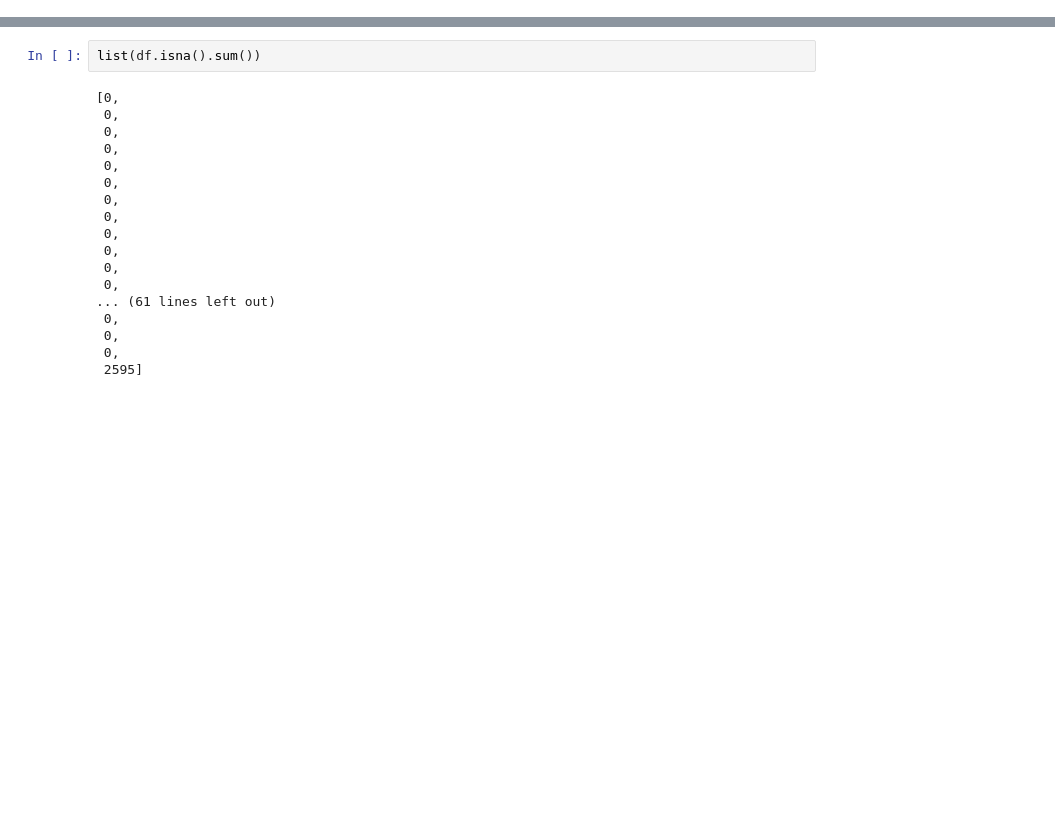
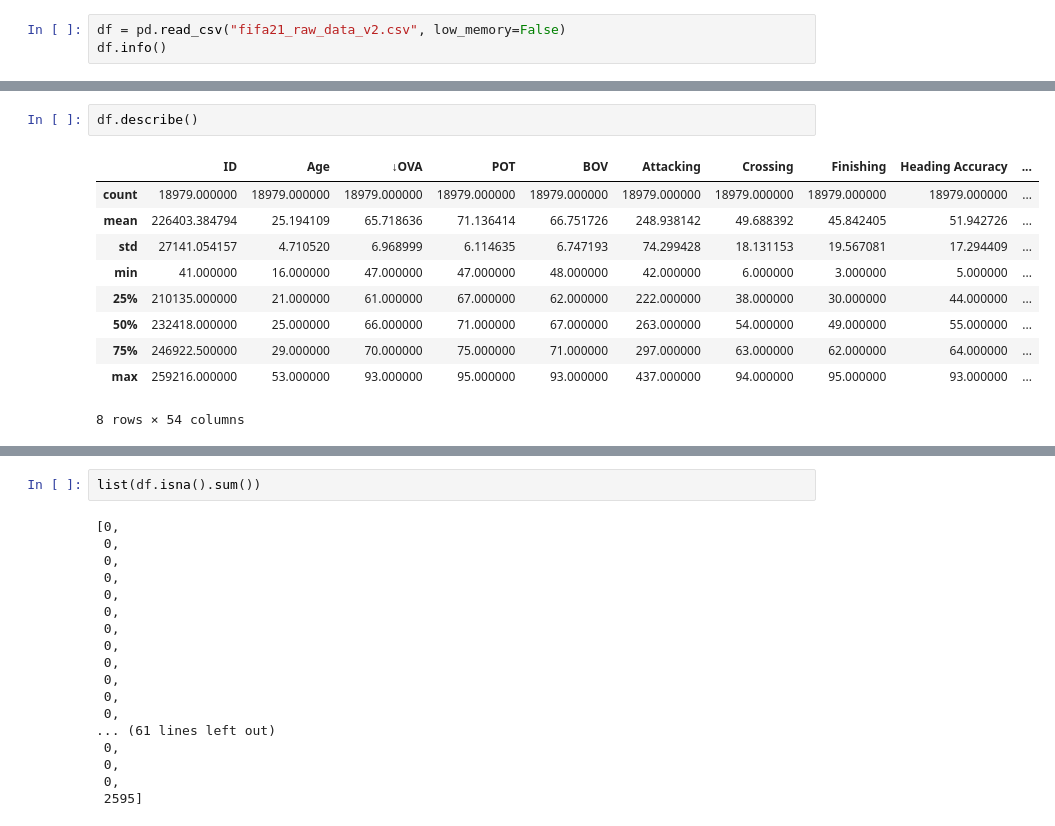
Before and after one commit to Christopher-Nottingham/AppliedMLTermProject, a Jupyter notebook: Project_Notebook.ipynb, the cells around one changed output, grey strips where cells are left out. Drawn from its saved outputs; the diff is of its cells as text; blank space fills up the shorter version.

```diff
--- a/Project_Notebook.ipynb
+++ b/Project_Notebook.ipynb
@@ -17,0 +10,3 @@ df.head()
+# %%
+df = pd.read_csv("fifa21_raw_data_v2.csv", low_memory=False)
+df.info()
@@ -17,0 +31,13 @@ df.head()
+# %%
+df.describe()
+# %% [output]
+|  | ID | Age | ↓OVA | POT | BOV | Attacking | Crossing | Finishing | Heading Accuracy | ... |
+| count | 18979.000000 | 18979.000000 | 18979.000000 | 18979.000000 | 18979.000000 | 18979.000000 | 18979.000000 | 18979.000000 | 18979.000000 | ... |
+| mean | 226403.384794 | 25.194109 | 65.718636 | 71.136414 | 66.751726 | 248.938142 | 49.688392 | 45.842405 | 51.942726 | ... |
+| std | 27141.054157 | 4.710520 | 6.968999 | 6.114635 | 6.747193 | 74.299428 | 18.131153 | 19.567081 | 17.294409 | ... |
+| min | 41.000000 | 16.000000 | 47.000000 | 47.000000 | 48.000000 | 42.000000 | 6.000000 | 3.000000 | 5.000000 | ... |
+| 25% | 210135.000000 | 21.000000 | 61.000000 | 67.000000 | 62.000000 | 222.000000 | 38.000000 | 30.000000 | 44.000000 | ... |
+| 50% | 232418.000000 | 25.000000 | 66.000000 | 71.000000 | 67.000000 | 263.000000 | 54.000000 | 49.000000 | 55.000000 | ... |
+| 75% | 246922.500000 | 29.000000 | 70.000000 | 75.000000 | 71.000000 | 297.000000 | 63.000000 | 62.000000 | 64.000000 | ... |
+| max | 259216.000000 | 53.000000 | 93.000000 | 95.000000 | 93.000000 | 437.000000 | 94.000000 | 95.000000 | 93.000000 | ... |
+8 rows × 54 columns
```
Also changed, not shown: parts of 20 cells of this notebook.
